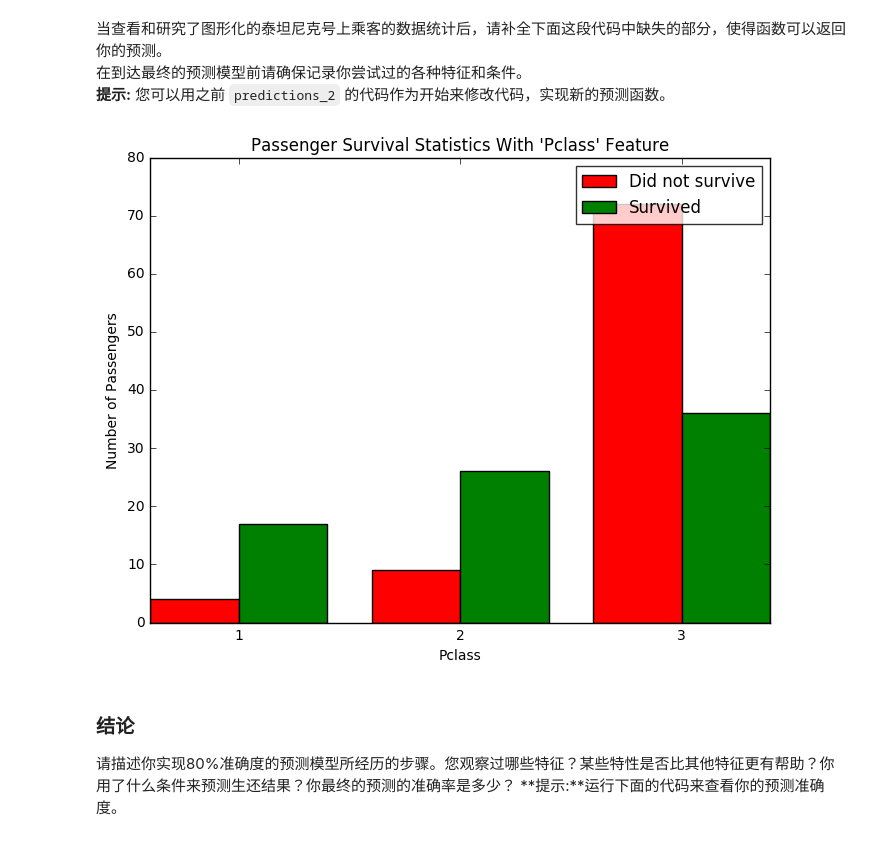
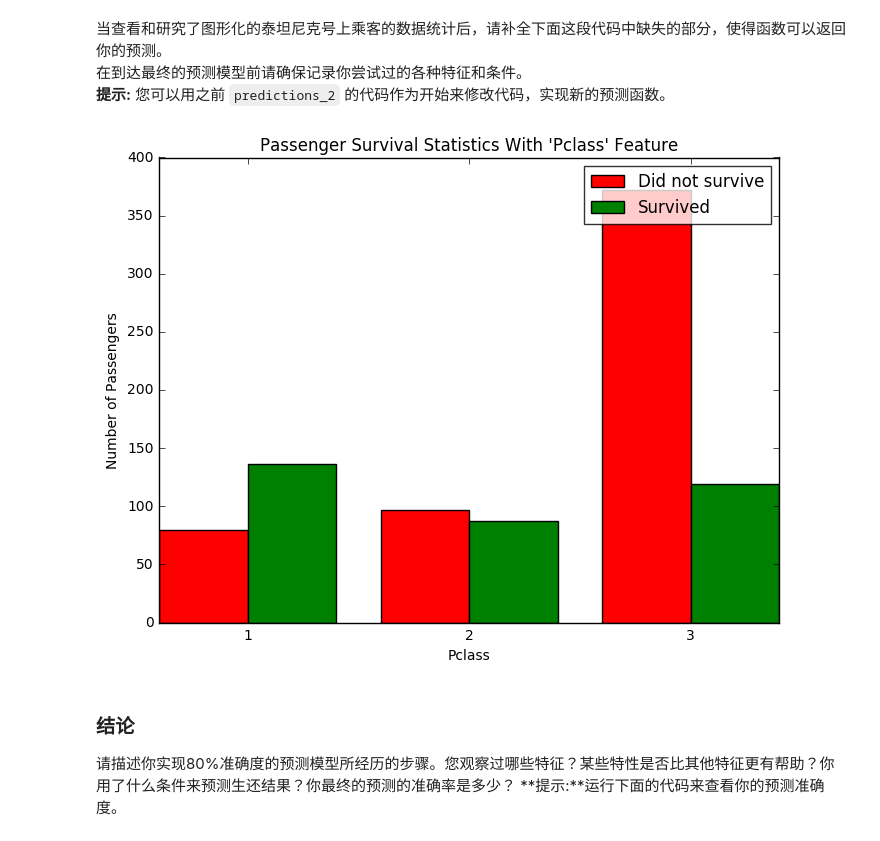
Before and after one commit to InfinityReder/machine-learning, a Jupyter notebook: projects/titanic_survival_exploration/titanic_survival_exploration.ipynb, the cells around one changed output. Drawn from its saved outputs; the diff is of its cells as text; code cells hidden in the pictures.

```diff
--- a/projects/titanic_survival_exploration/titanic_survival_exploration.ipynb
+++ b/projects/titanic_survival_exploration/titanic_survival_exploration.ipynb
@@ -256,9 +256,9 @@ survival_stats(data, outcomes, 'Age', ["Sex == 'male'", "Age < 18"])
 在到达最终的预测模型前请确保记录你尝试过的各种特征和条件。
 **提示:** 您可以用之前 `predictions_2` 的代码作为开始来修改代码，实现新的预测函数。
 # %%
-survival_stats(data, outcomes, 'Pclass', ['Age < 20'])
+survival_stats(data, outcomes, 'Pclass', [])
 # %% [output]
-[figure, old version]
+[figure, new version]
 # %%
 def predictions_3(data):
     """ Model with multiple features. Makes a prediction with an accuracy of at least 80%. """
```
